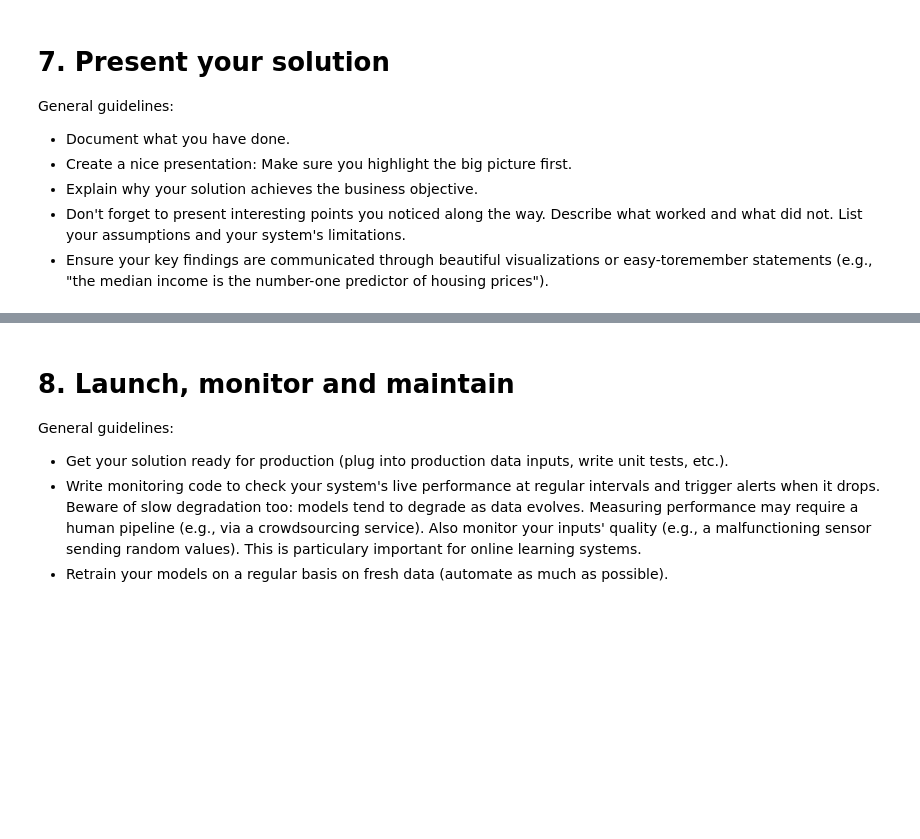
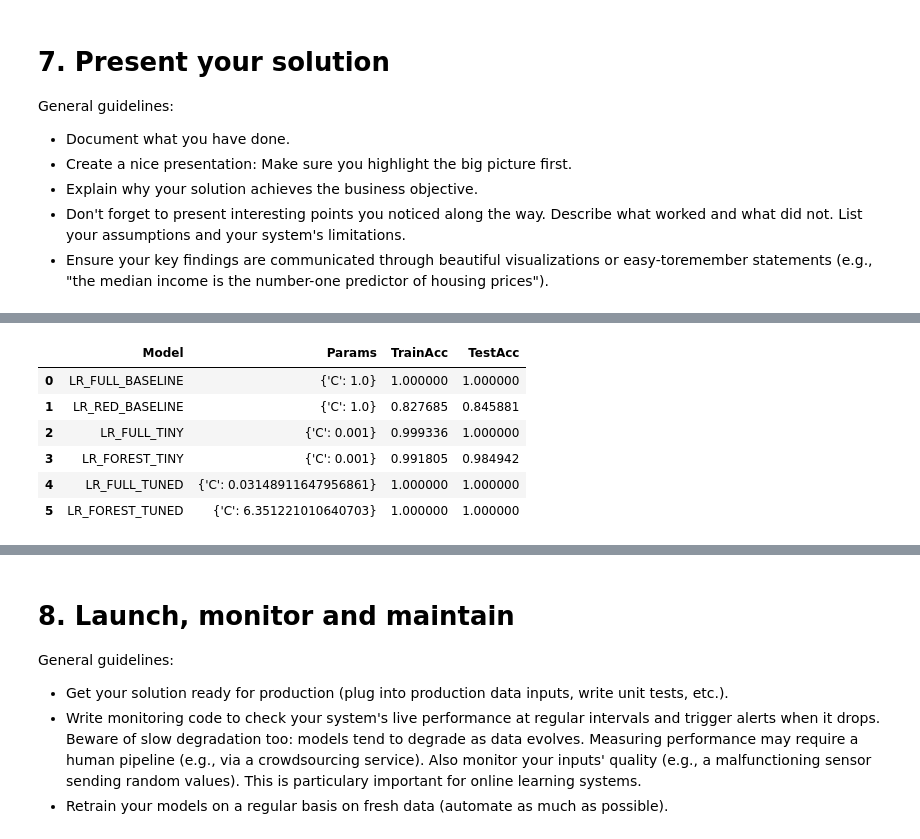
Before and after one commit to alarmedWater/ML, a Jupyter notebook: Abgabe_Gruppe_5/Mushroom Edibility Classification_v3.ipynb, the cells around one changed output, grey strips where cells are left out. Cells and saved outputs as stored; diff of their text form; code cells hidden in the pictures; blank space fills up the shorter version.

```diff
--- a/Abgabe_Gruppe_5/Mushroom Edibility Classification_v3.ipynb
+++ b/Abgabe_Gruppe_5/Mushroom Edibility Classification_v3.ipynb
@@ -1169,3 +1180,90 @@ General guidelines:
 - Explain why your solution achieves the business objective.
 - Don't forget to present interesting points you noticed along the way. Describe what worked and what did not. List your assumptions and your system's limitations.
 - Ensure your key findings are communicated through beautiful visualizations or easy-toremember statements (e.g., "the median income is the number-one predictor of housing prices").
+# %%
+
+# Function to build comparison DataFrame
+def make_metrics_df(models, Xtr_dict, ytr_dict, Xte_dict, yte_dict):
+    records = []
+    for name, clf in models.items():
+        # Determine dataset key
+        ds = 'FULL' if 'FULL' in name else ('RED' if 'RED' in name else 'FOREST')
+        X_tr, y_tr = Xtr_dict[ds], ytr_dict[ds]
+        X_te, y_te = Xte_dict[ds], yte_dict[ds]
+
+        # Compute metrics
+        train_acc = accuracy_score(y_tr, clf.predict(X_tr))
+        test_acc  = accuracy_score(y_te, clf.predict(X_te))
+
+        # Collect hyperparameters
+        params = {
+            k: getattr(clf, k) for k in
+            ['C','n_estimators','max_depth','learning_rate','subsample','colsample_bytree']
+            if hasattr(clf, k)
+        }
+
+        records.append({
+            'Model': name,
+            'Params': params,
+            'TrainAcc': train_acc,
+            'TestAcc': test_acc
+        })
+    return pd.DataFrame(records)
+
+# --- Prepare model dictionaries ---
+lr_models = {
+    'LR_FULL_BASELINE':   lr_full_baseline,
+    'LR_RED_BASELINE':    lr_red_baseline,
+    'LR_FULL_TINY':       lr_full_tiny,
+    'LR_FOREST_TINY':     lr_forest_tiny,
+    'LR_FULL_TUNED':      LR_FULL_TUNED,
+    'LR_FOREST_TUNED':    LR_FOREST_TUNED
+}
+
+rf_models = {
+    'RF_FULL_BASELINE':   rf_full_baseline,
+    'RF_RED_BASELINE':    rf_red_baseline,
+    'RF_FULL_TINY':       rf_full_tiny,
+    'RF_FOREST_TINY':     rf_forest_tiny,
+    'RF_FULL_TUNED':      RF_FULL_TUNED,
+    'RF_FOREST_TUNED':    RF_FOREST_TUNED
+}
+
+xgb_models = {
+    'XGB_FULL_BASELINE':  xgb_full_baseline,
+    'XGB_RED_BASELINE':   xgb_red_baseline,
+    'XGB_FULL_TINY':      xgb_full_tiny,
+    'XGB_FOREST_TINY':    xgb_forest_tiny,
+    'XGB_FULL_TUNED':     XGB_FULL_TUNED,
+    'XGB_FOREST_TUNED':   XGB_FOREST_TUNED
+}
+
+# --- Prepare data dictionaries ---
+Xtr_lr = {'FULL': prep_all['scl_tr'], 'RED': prep_red['scl_tr'], 'FOREST': prep_small['scl_tr']}
+ytr_lr = {'FULL': y_train_all,     'RED': y_train_red,     'FOREST': y_train_forest}
+Xte_lr = {'FULL': prep_all['scl_te'], 'RED': prep_red['scl_te'], 'FOREST': prep_small['scl_te']}
+yte_lr = {'FULL': y_test_all,      'RED': y_test_red,      'FOREST': y_test_forest}
+
+Xtr_rf = {'FULL': prep_all['ohe_tr'], 'RED': prep_red['ohe_tr'], 'FOREST': prep_small['ohe_tr']}
+ytr_rf = {'FULL': y_train_all,     'RED': y_train_red,     'FOREST': y_train_forest}
+Xte_rf = {'FULL': prep_all['ohe_te'], 'RED': prep_red['ohe_te'], 'FOREST': prep_small['ohe_te']}
+yte_rf = {'FULL': y_test_all,      'RED': y_test_red,      'FOREST': y_test_forest}
+
+Xtr_xgb, ytr_xgb = Xtr_rf, ytr_rf
+Xte_xgb, yte_xgb = Xte_rf, yte_rf
+
+# --- Build DataFrames ---
+df_lr  = make_metrics_df(lr_models,  Xtr_lr,  ytr_lr,  Xte_lr,  yte_lr)
+df_rf  = make_metrics_df(rf_models,  Xtr_rf,  ytr_rf,  Xte_rf,  yte_rf)
+df_xgb = make_metrics_df(xgb_models, Xtr_xgb, ytr_xgb, Xte_xgb, yte_xgb)
+
+# --- Display tables ---
+print("=== Logistic Regression Models Comparison ===")
+display(df_lr)
+
+print("\n=== Random Forest Models Comparison ===")
+display(df_rf)
+
+print("\n=== XGBoost Models Comparison ===")
+display(df_xgb)
+# %% [output]
@@ -1171,0 +1271,7 @@ General guidelines:
+|  | Model | Params | TrainAcc | TestAcc |
+| 0 | LR_FULL_BASELINE | {'C': 1.0} | 1.000000 | 1.000000 |
+| 1 | LR_RED_BASELINE | {'C': 1.0} | 0.827685 | 0.845881 |
+| 2 | LR_FULL_TINY | {'C': 0.001} | 0.999336 | 1.000000 |
+| 3 | LR_FOREST_TINY | {'C': 0.001} | 0.991805 | 0.984942 |
+| 4 | LR_FULL_TUNED | {'C': 0.03148911647956861} | 1.000000 | 1.000000 |
+| 5 | LR_FOREST_TUNED | {'C': 6.351221010640703} | 1.000000 | 1.000000 |
```
Also changed, not shown: parts of 15 cells of this notebook, 6 other files.
